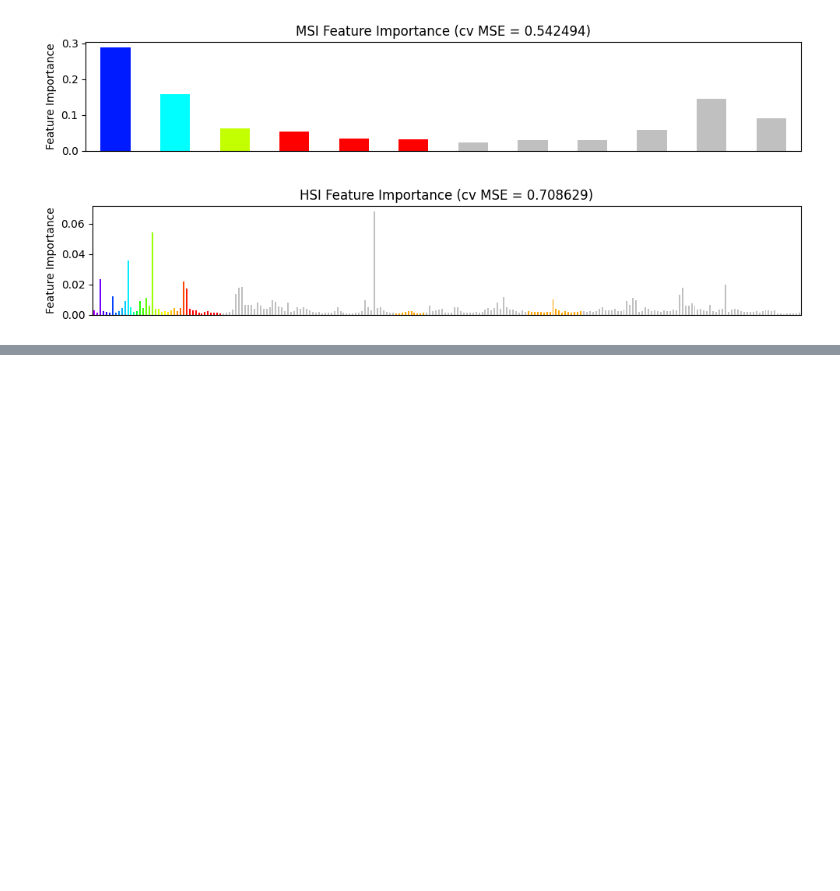
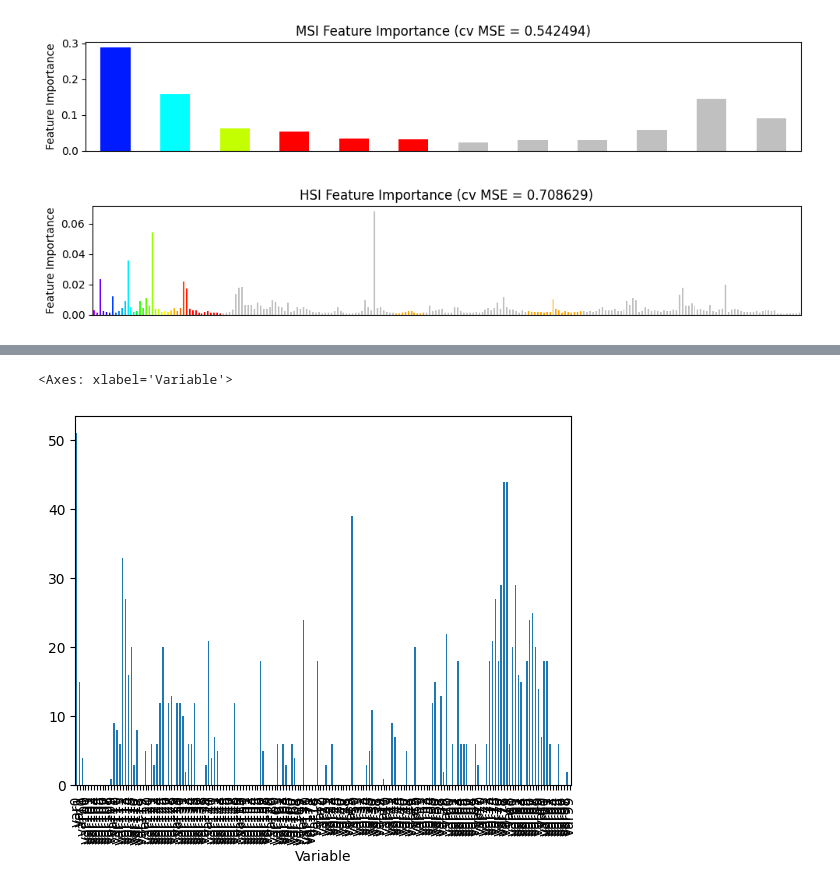
Before and after one commit to ladybug4o4/hyperview2, a Jupyter notebook: hsi_msi_experiments.ipynb, the cells around one changed output, grey strips where cells are left out. Cells and saved outputs as stored; diff of their text form; code cells hidden in the pictures; blank space fills up the shorter version.

```diff
--- a/hsi_msi_experiments.ipynb
+++ b/hsi_msi_experiments.ipynb
@@ -459,0 +358,11 @@ print(res.sort_values('MEAN_MSE').to_markdown())
+# %%
+pipeline_msi = TransformedTargetRegressor(
+    regressor=pipeline_0[0],
+    transformer=StandardScaler())
+pipeline_hsi = TransformedTargetRegressor(
+    regressor=pipeline_cubist_0[0],
+    transformer=StandardScaler())
+# %%
+from sklearn.model_selection import train_test_split
+Xtr, Xts, ytr, yts = train_test_split(X_train_all, y_train_all, test_size=.2, random_state=12)
+Xtr.shape, Xts.shape, ytr.shape, yts.shape
@@ -459,0 +371,6 @@ print(res.sort_values('MEAN_MSE').to_markdown())
+# %%
+pipeline_msi.fit(Xtr, ytr)
+pipeline_hsi.fit(Xtr, ytr)
+
+baseline_reg = BaselineRegressor()
+baseline_reg = baseline_reg.fit(None, ytr)
@@ -459,0 +403,11 @@ print(res.sort_values('MEAN_MSE').to_markdown())
+# %%
+import re
+est = pipeline_hsi.regressor_.named_steps['cubist15']
+i = 0
+fi = est.estimators_[i].feature_importances_
+# fi['Variable'] = fi['Variable'].apply(lambda string_: ''.join([f"{int(s):03}" if s.isdigit() else s.lower() for s in re.split(r'(\d+)', string_)]))
+# %%
+fi.set_index('Variable').sort_index()['Model'].plot(kind='bar')
+# %% [output]
+<Axes: xlabel='Variable'>
+[figure, added]
```
Also changed, not shown: parts of 17 cells of this notebook, 4 other files.
